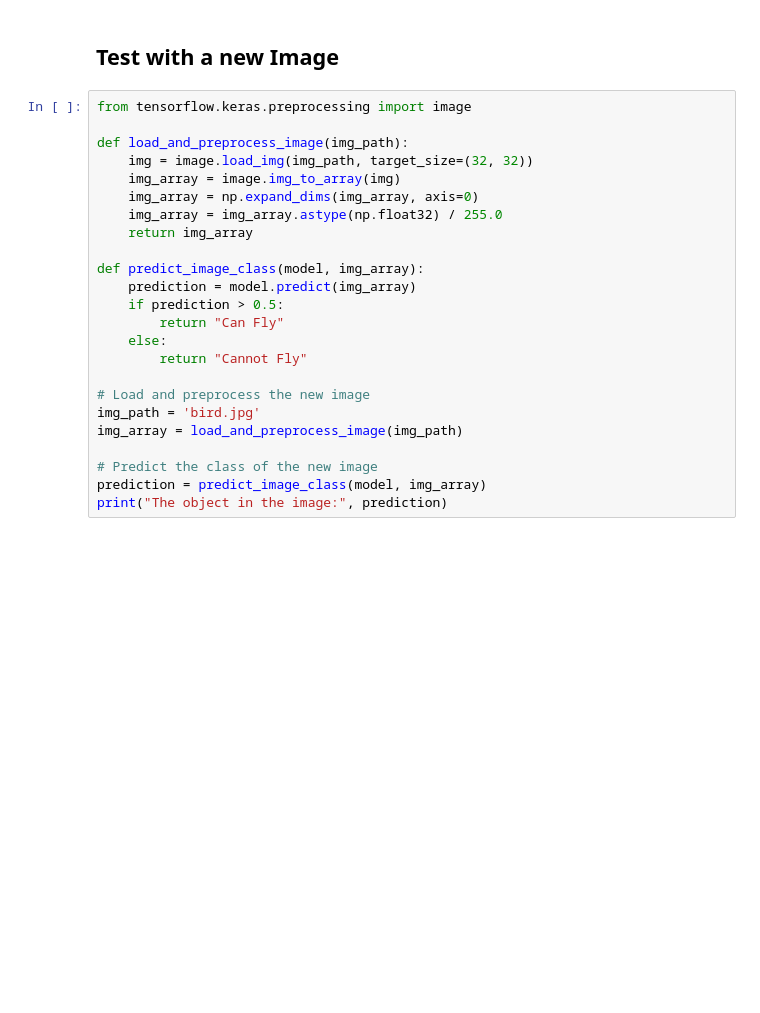
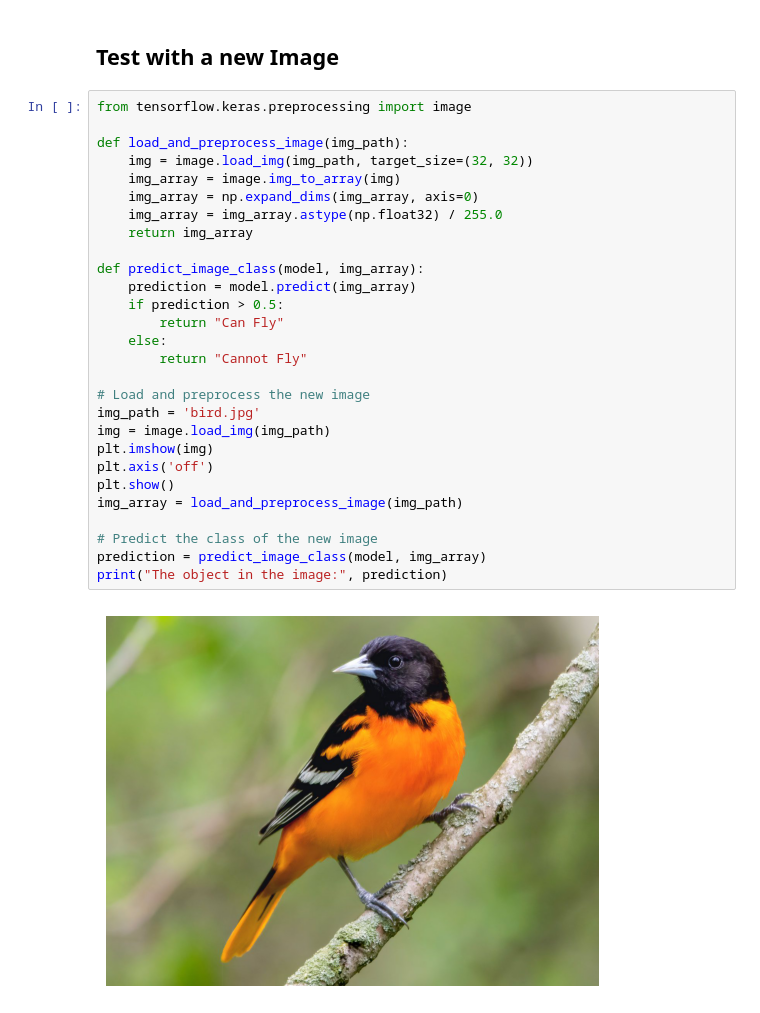
Before and after one commit to MythX744/CV_Project, a Jupyter notebook: Project/Project_CNN.ipynb, the cells around one changed output. Drawn from its saved outputs; the diff is of its cells as text; blank space fills up the shorter version.

```diff
--- a/Project/Project_CNN.ipynb
+++ b/Project/Project_CNN.ipynb
@@ -294,25 +294,30 @@ plt.show()
 # %%
 from tensorflow.keras.preprocessing import image
 
 def load_and_preprocess_image(img_path):
     img = image.load_img(img_path, target_size=(32, 32))
     img_array = image.img_to_array(img)
     img_array = np.expand_dims(img_array, axis=0)
     img_array = img_array.astype(np.float32) / 255.0
     return img_array
 
 def predict_image_class(model, img_array):
     prediction = model.predict(img_array)
     if prediction > 0.5:
         return "Can Fly"
     else:
         return "Cannot Fly"
 
 # Load and preprocess the new image
 img_path = 'bird.jpg'
+img = image.load_img(img_path)
+plt.imshow(img)
+plt.axis('off')
+plt.show()
 img_array = load_and_preprocess_image(img_path)
 
 # Predict the class of the new image
 prediction = predict_image_class(model, img_array)
 print("The object in the image:", prediction)
 # %% [output]
+[figure, added]
```
Also changed, not shown: parts of 3 cells of this notebook, 1 other file.
